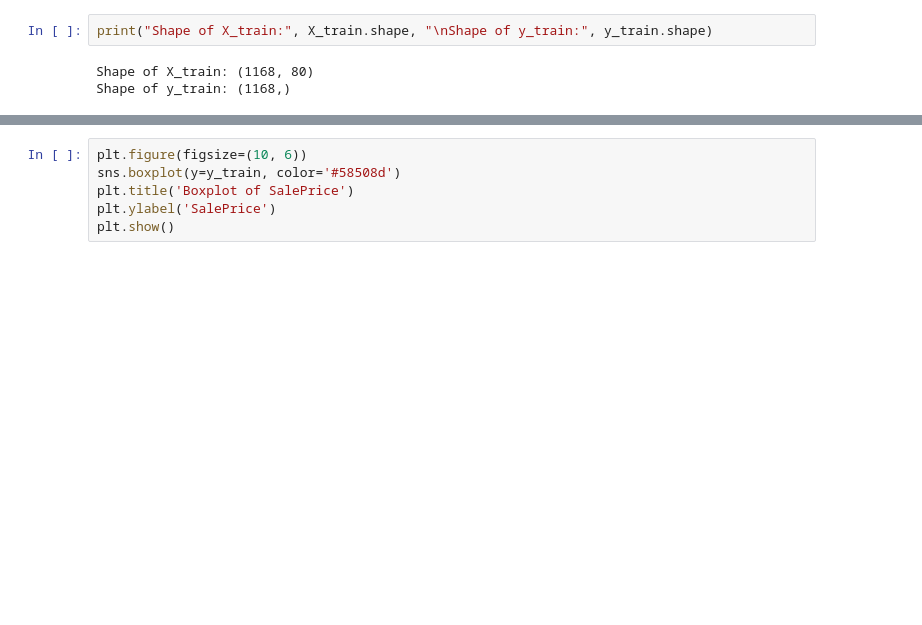
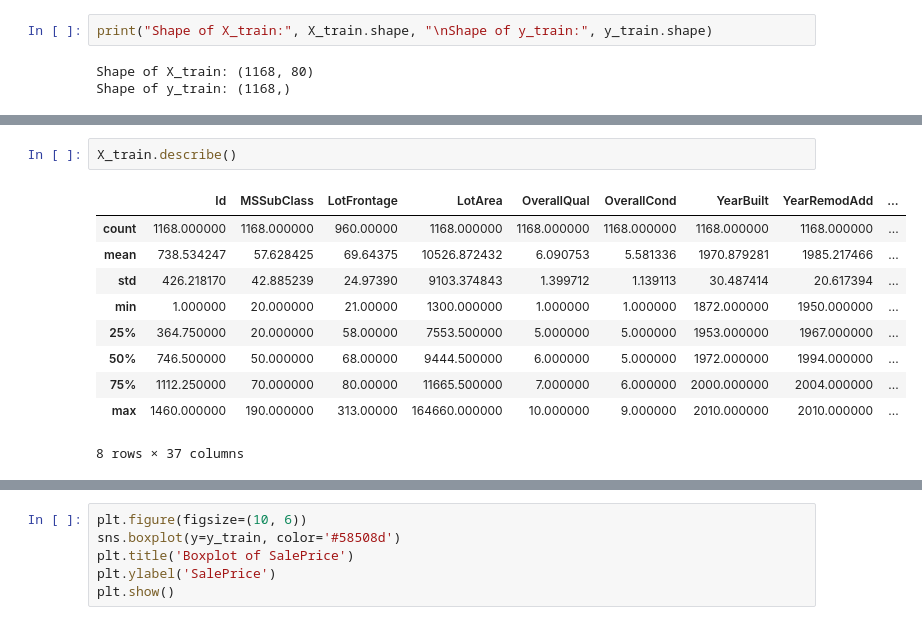
Before and after one commit to bsanchezv/House-prices-Advanced-regression-techniques, a Jupyter notebook: notebooks/1.0-EDA-first-analysis.ipynb, the cells around one changed output, grey strips where cells are left out. Saved outputs shown, nothing was run; the diff lists cells and outputs as text; blank space fills up the shorter version.

```diff
--- a/notebooks/1.0-EDA-first-analysis.ipynb
+++ b/notebooks/1.0-EDA-first-analysis.ipynb
@@ -37,0 +83,13 @@ Shape of y_train: (1168,)
+# %%
+X_train.describe()
+# %% [output]
+|  | Id | MSSubClass | LotFrontage | LotArea | OverallQual | OverallCond | YearBuilt | YearRemodAdd | ... |
+| count | 1168.000000 | 1168.000000 | 960.00000 | 1168.000000 | 1168.000000 | 1168.000000 | 1168.000000 | 1168.000000 | ... |
+| mean | 738.534247 | 57.628425 | 69.64375 | 10526.872432 | 6.090753 | 5.581336 | 1970.879281 | 1985.217466 | ... |
+| std | 426.218170 | 42.885239 | 24.97390 | 9103.374843 | 1.399712 | 1.139113 | 30.487414 | 20.617394 | ... |
+| min | 1.000000 | 20.000000 | 21.00000 | 1300.000000 | 1.000000 | 1.000000 | 1872.000000 | 1950.000000 | ... |
+| 25% | 364.750000 | 20.000000 | 58.00000 | 7553.500000 | 5.000000 | 5.000000 | 1953.000000 | 1967.000000 | ... |
+| 50% | 746.500000 | 50.000000 | 68.00000 | 9444.500000 | 6.000000 | 5.000000 | 1972.000000 | 1994.000000 | ... |
+| 75% | 1112.250000 | 70.000000 | 80.00000 | 11665.500000 | 7.000000 | 6.000000 | 2000.000000 | 2004.000000 | ... |
+| max | 1460.000000 | 190.000000 | 313.00000 | 164660.000000 | 10.000000 | 9.000000 | 2010.000000 | 2010.000000 | ... |
+8 rows × 37 columns
```
Also changed, not shown: parts of 50 cells of this notebook.
